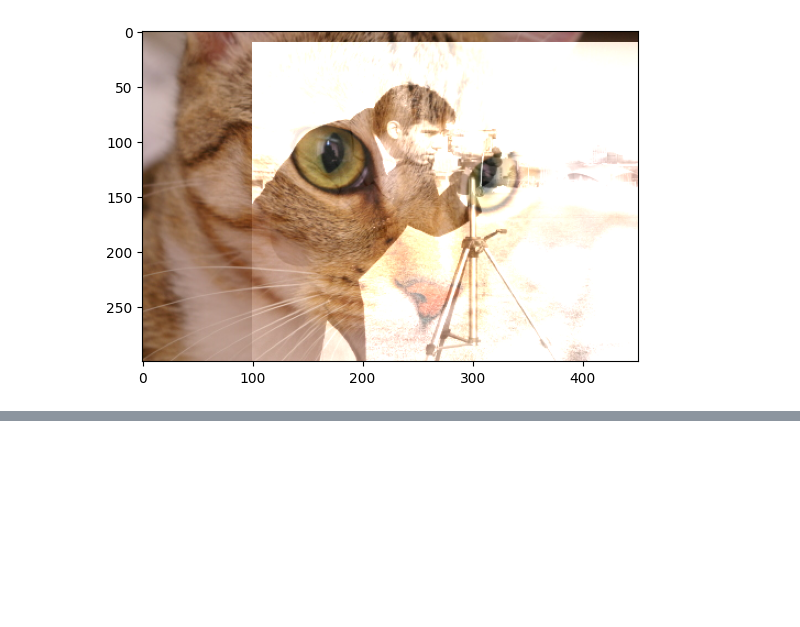
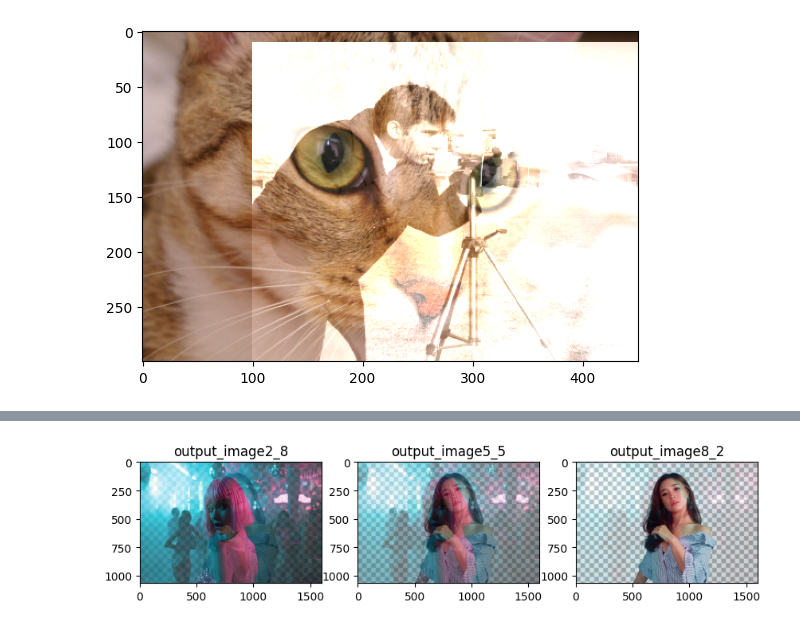
Before and after one commit to ayzrixsiev/Deep-Image-Processing-Lab, a Jupyter notebook: CAU | Week 3/Lab-2.ipynb, the cells around one changed output, grey strips where cells are left out. Saved outputs shown, nothing was run; the diff lists cells and outputs as text; code cells hidden in the pictures; blank space fills up the shorter version.

```diff
--- a/CAU | Week 3/Lab-2.ipynb
+++ b/CAU | Week 3/Lab-2.ipynb
@@ -118,0 +133,11 @@ plt.imshow(output_image[...,::-1])
+# %%
+output_image2_8 = cv2.addWeighted(img1,0.2,img2,0.8,0)
+output_image5_5 = cv2.addWeighted(img1,0.5,img2,0.5,0)
+output_image8_2 = cv2.addWeighted(img1,0.8,img2,0.2,0)
+
+plt.figure(figsize=[10,5])
+plt.subplot(131);plt.imshow(output_image2_8[...,::-1]);plt.title("output_image2_8");
+plt.subplot(132);plt.imshow(output_image5_5[...,::-1]);plt.title("output_image5_5");
+plt.subplot(133);plt.imshow(output_image8_2[...,::-1]);plt.title("output_image8_2");
+# %% [output]
+[figure, added]
```
Also changed, not shown: parts of 2 cells of this notebook.
